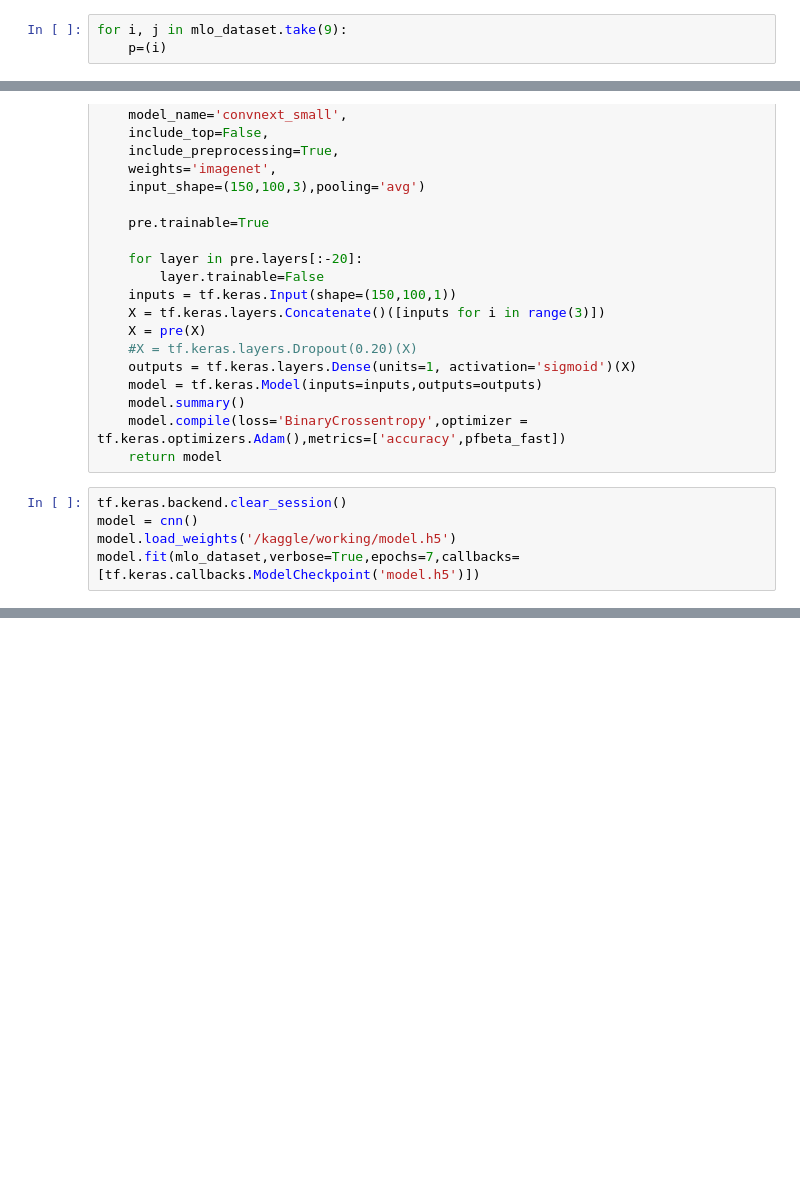
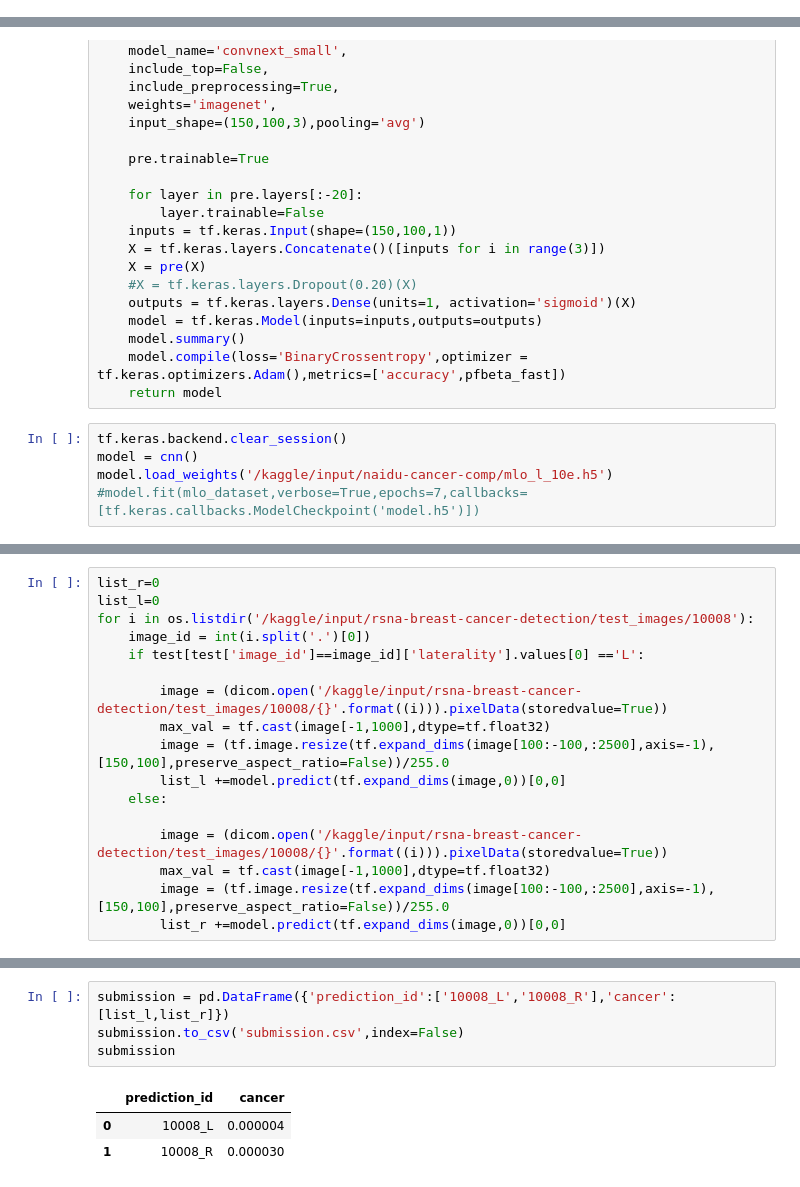
Before and after one commit to man21st/man21st.github.io, a Jupyter notebook: rsna-breast-cancer-detection.ipynb, the cells around one changed output, grey strips where cells are left out. Saved outputs shown, nothing was run; the diff lists cells and outputs as text; blank space fills up the shorter version.

Commit message:
Kaggle Notebook | notebook70bde61010 | Version 13

```diff
--- a/rsna-breast-cancer-detection.ipynb
+++ b/rsna-breast-cancer-detection.ipynb
@@ -123,6 +134,3 @@ def gen(x):
 # Create a TensorFlow dataset and map your function to it
 dataset= tf.data.Dataset.from_tensor_slices(np.arange((len(list(mlo_path_l)[:1600]))))
 mlo_dataset = dataset.map(lambda x: tf.numpy_function(gen, inp=[x], Tout=(tf.float32,tf.int64))).batch(16)
-# %%
-for i, j in mlo_dataset.take(9):
-    p=(i)
@@ -201,6 +199,6 @@ def cnn():
 # %%
 tf.keras.backend.clear_session()
 model = cnn()
-model.load_weights('/kaggle/working/model.h5')
-model.fit(mlo_dataset,verbose=True,epochs=7,callbacks=[tf.keras.callbacks.ModelCheckpoint('model.h5')])
+model.load_weights('/kaggle/input/naidu-cancer-comp/mlo_l_10e.h5')
+#model.fit(mlo_dataset,verbose=True,epochs=7,callbacks=[tf.keras.callbacks.ModelCheckpoint('model.h5')])
 # %% [output]
@@ -223,0 +222,17 @@ Epoch 4/7
+# %%
+list_r=0
+list_l=0
+for i in os.listdir('/kaggle/input/rsna-breast-cancer-detection/test_images/10008'):
+    image_id = int(i.split('.')[0])
+    if test[test['image_id']==image_id]['laterality'].values[0] =='L':
+
+        image = (dicom.open('/kaggle/input/rsna-breast-cancer-detection/test_images/10008/{}'.format((i))).pixelData(storedvalue=True))
+        max_val = tf.cast(image[-1,1000],dtype=tf.float32)
+        image = (tf.image.resize(tf.expand_dims(image[100:-100,:2500],axis=-1),[150,100],preserve_aspect_ratio=False))/255.0
+        list_l +=model.predict(tf.expand_dims(image,0))[0,0]
+    else:
+
+        image = (dicom.open('/kaggle/input/rsna-breast-cancer-detection/test_images/10008/{}'.format((i))).pixelData(storedvalue=True))
+        max_val = tf.cast(image[-1,1000],dtype=tf.float32)
+        image = (tf.image.resize(tf.expand_dims(image[100:-100,:2500],axis=-1),[150,100],preserve_aspect_ratio=False))/255.0
+        list_r +=model.predict(tf.expand_dims(image,0))[0,0]
@@ -223,0 +244,8 @@ Epoch 4/7
+# %%
+submission = pd.DataFrame({'prediction_id':['10008_L','10008_R'],'cancer':[list_l,list_r]})
+submission.to_csv('submission.csv',index=False)
+submission
+# %% [output]
+|  | prediction_id | cancer |
+| 0 | 10008_L | 0.000004 |
+| 1 | 10008_R | 0.000030 |
```
Also changed, not shown: parts of 8 cells of this notebook.
